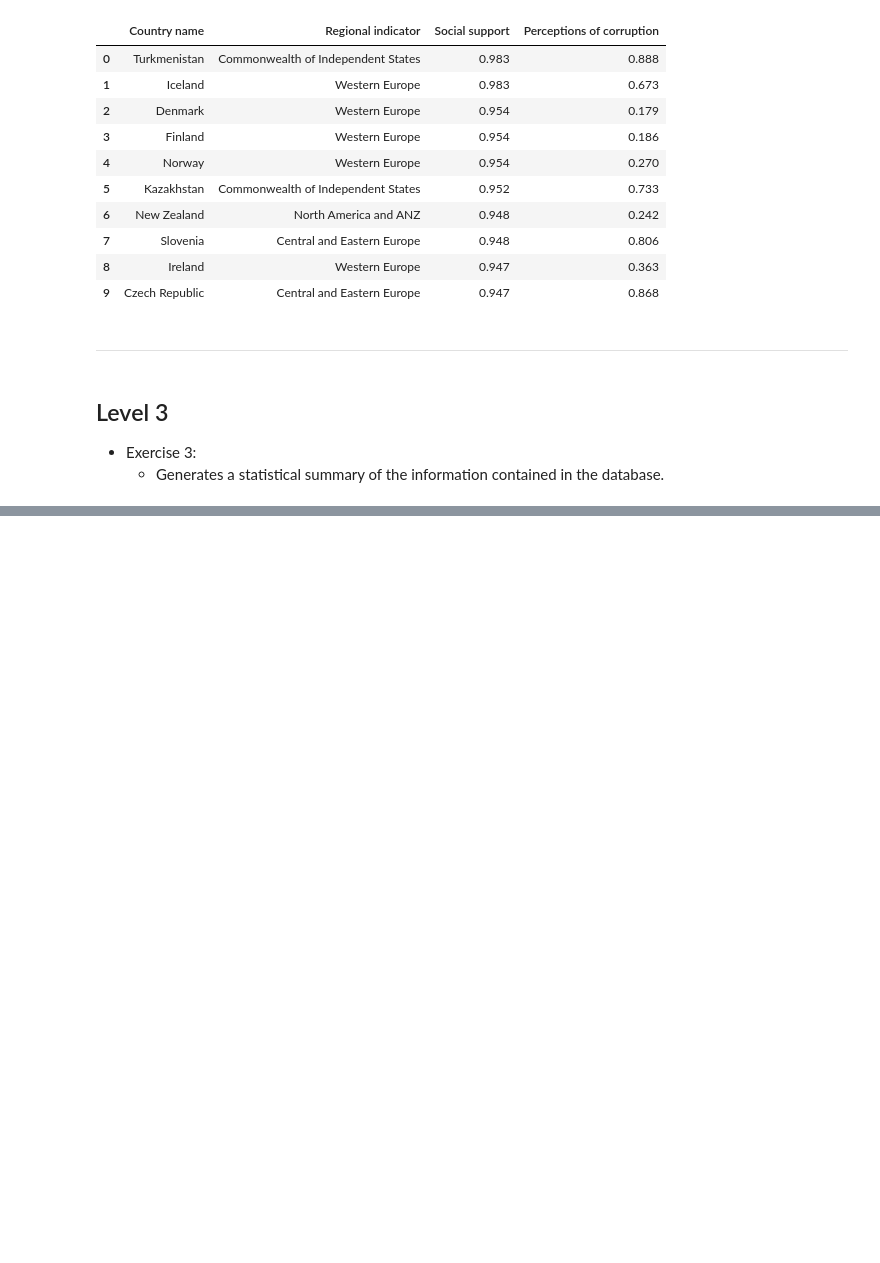
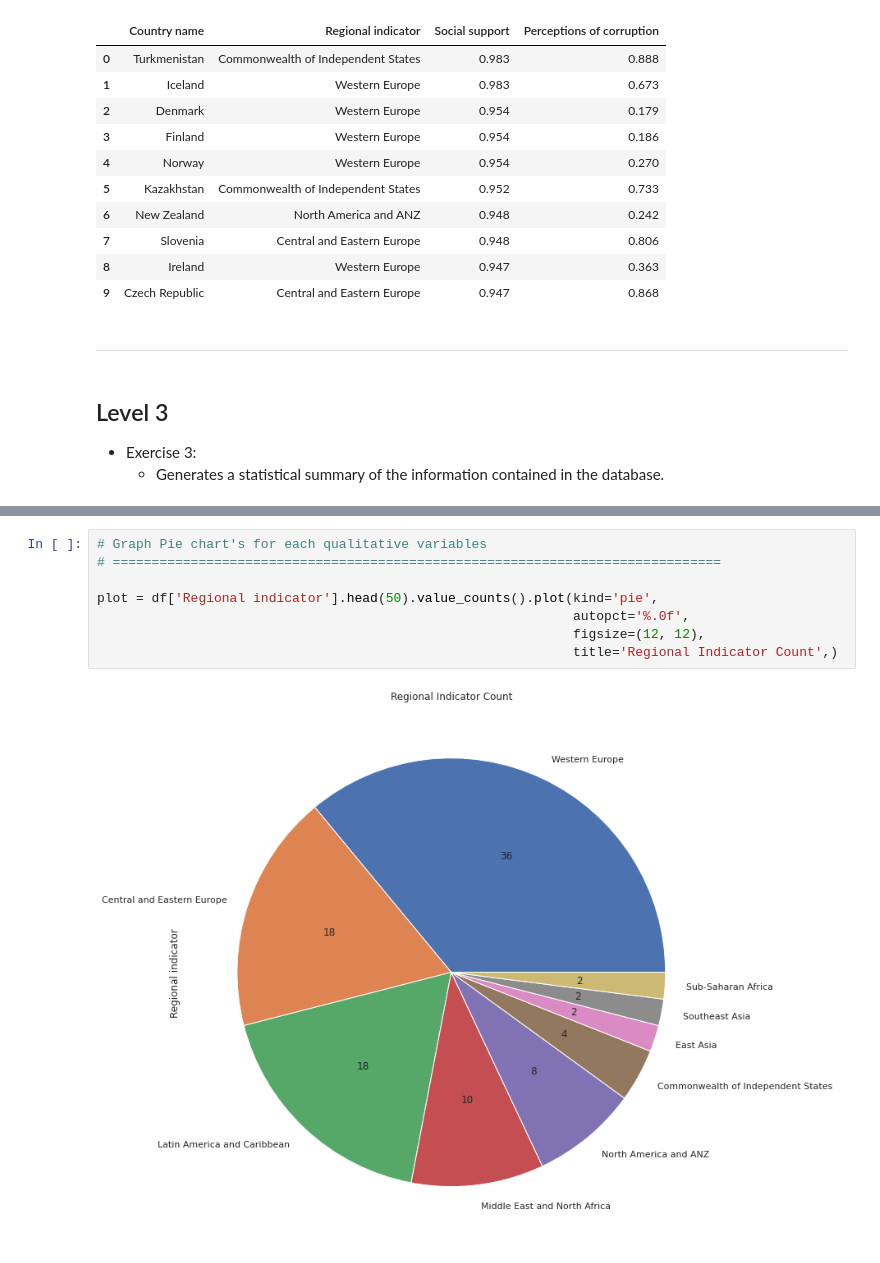
Before and after one commit to jesussantana/NoSQL-Database, a Jupyter notebook: notebooks/S18_T01_NoSQL_Database.ipynb, the cells around one changed output, grey strips where cells are left out. Cells and saved outputs as stored; diff of their text form; blank space fills up the shorter version.

```diff
--- a/notebooks/S18_T01_NoSQL_Database.ipynb
+++ b/notebooks/S18_T01_NoSQL_Database.ipynb
@@ -224,0 +513,10 @@ df_Support_Corruption
+# %%
+# Graph Pie chart's for each qualitative variables
+# ==============================================================================
+
+plot = df['Regional indicator'].head(50).value_counts().plot(kind='pie',
+                                                             autopct='%.0f',
+                                                             figsize=(12, 12),
+                                                             title='Regional Indicator Count',)
+# %% [output]
+[figure, added]
```
Also changed, not shown: parts of 26 cells of this notebook, 3 other files.
